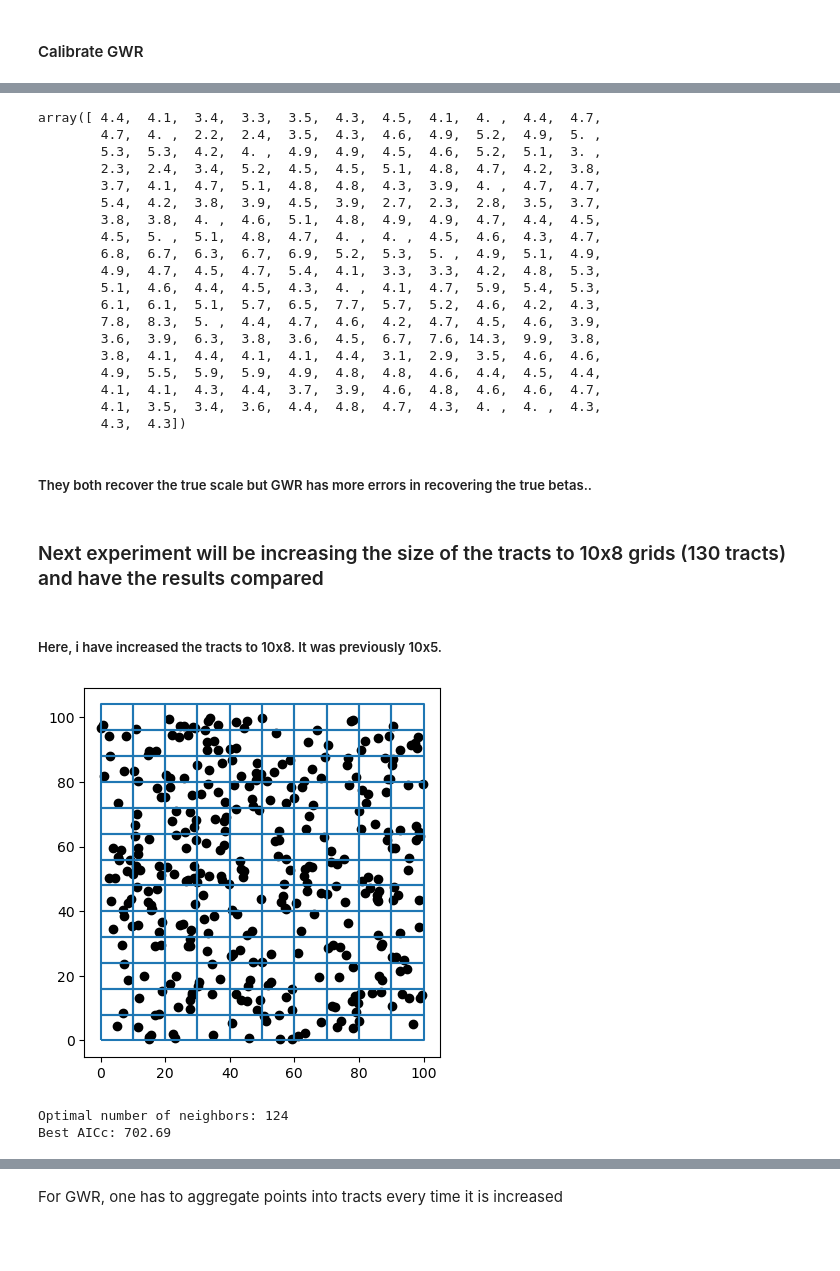
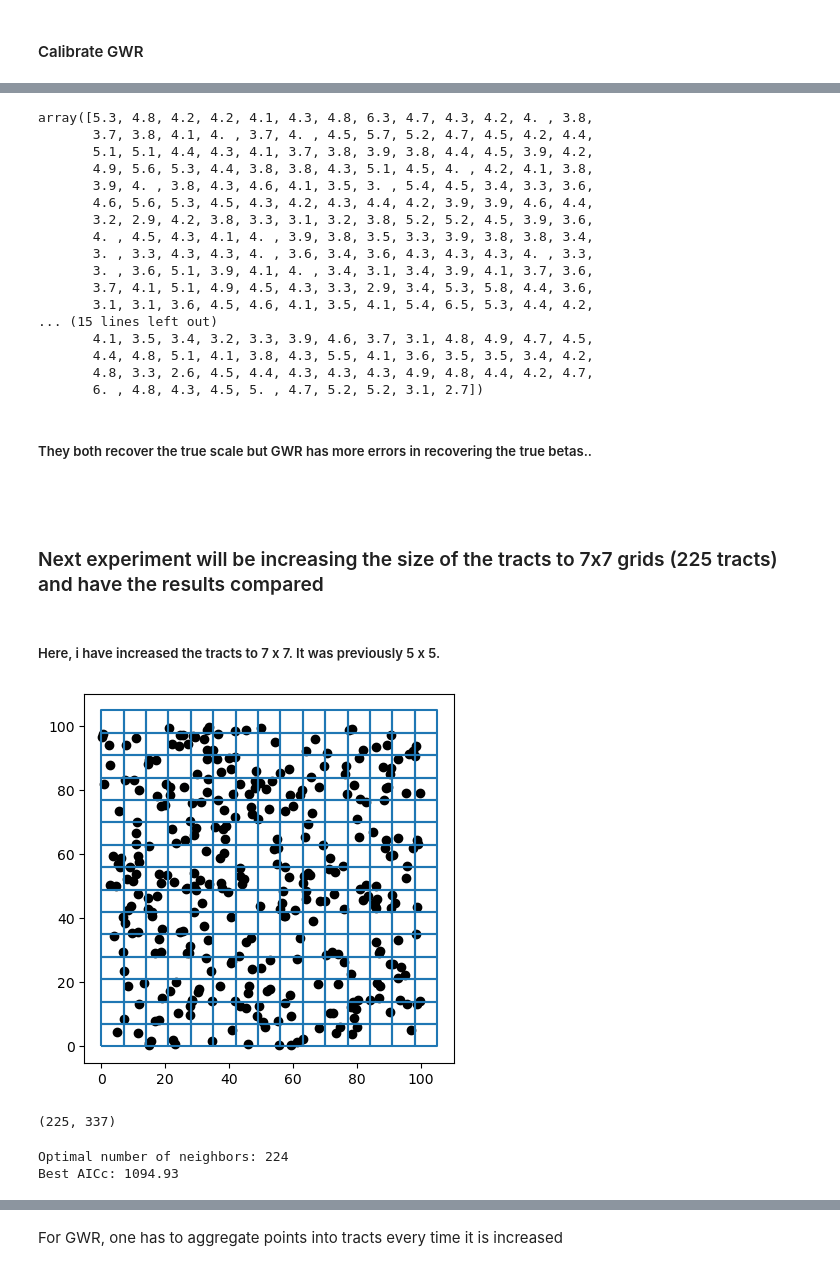
Before and after one commit to marquisvictor/change-of-support-gwr-mgwr, a Jupyter notebook: Tracts_DGP.ipynb, the cells around one changed output, grey strips where cells are left out. Saved outputs shown, nothing was run; the diff lists cells and outputs as text; code cells hidden in the pictures; blank space fills up the shorter version.

```diff
--- a/Tracts_DGP.ipynb
+++ b/Tracts_DGP.ipynb
@@ -51,7 +51,7 @@ ymin, ymax = 0, 100
 - The Census tracts are S1 (target supports). I also simulate S2 points and corresponding locations, with a mean of 50 and standard deviation of 30.
 # %%
 # This is the step where I choose the size of the tracts
-x_step, y_step = 10, 5  # Creates a 10x5 grid, resulting in 200 tracts
+x_step, y_step = 5, 5  # Creates a 10x5 grid, resulting in 200 tracts
 tracts_gdf = create_tracts(xmin, xmax, ymin, ymax, x_step, y_step)
 
 # Simulate S2
@@ -61,7 +61,8 @@ def simulate_S2(num_points):
     s2 = np.random.normal(50, 30, num_points)
     return s2, locations
 
-S2, loc2 = simulate_S2(350)
+# S2, loc2 = simulate_S2(350)
+S2, loc2 = simulate_S2(int(len(tracts_gdf)*1.5))
 # %% [markdown]
 #### Plot tracts and points
 # %%
@@ -107,9 +108,6 @@ def create_beta_surface(locations, heterogeneity='low'):
     elif heterogeneity == 'high':
         B = np.sin(x/10) * np.cos(y/10) + (x-50)**2/100 + (y-50)**2/100
     return B
-    surface = 1 + 1/324 * (36*(6*x_locations_norm-2)**2) * (36*(6*y_locations_norm-2)**2)
-
-    return surface
 
 def uniform(locations):
     """
@@ -120,13 +118,13 @@ def uniform(locations):
     return surface
 
 
-# B = create_beta_surface(loc1, heterogeneity='high')
+# B = create_beta_surface(loc1, heterogeneity='low')
 
 B = uniform(loc1)
 
 
 # Generate y values
-nbrs_S2 = NearestNeighbors(n_neighbors=10).fit(loc2)
+nbrs_S2 = NearestNeighbors(n_neighbors=len(S1)).fit(loc2)
 smoothed_S2_to_S1 = np.zeros(len(S1))
 for i in range(len(S1)):
     distances_S1_to_S2, indices_S1_to_S2 = nbrs_S2.kneighbors([loc1[i]])
@@ -522,71 +525,76 @@ array([5, 5, 5, 5, 5, 5, 5, 5, 5, 5, 5, 5, 5, 5, 5, 5, 5, 5, 5, 5, 5, 5,
 # %%
 params[0].round(1).flatten()
 # %% [output]
-array([ 4.4,  4.1,  3.4,  3.3,  3.5,  4.3,  4.5,  4.1,  4. ,  4.4,  4.7,
-        4.7,  4. ,  2.2,  2.4,  3.5,  4.3,  4.6,  4.9,  5.2,  4.9,  5. ,
-        5.3,  5.3,  4.2,  4. ,  4.9,  4.9,  4.5,  4.6,  5.2,  5.1,  3. ,
-        2.3,  2.4,  3.4,  5.2,  4.5,  4.5,  5.1,  4.8,  4.7,  4.2,  3.8,
-        3.7,  4.1,  4.7,  5.1,  4.8,  4.8,  4.3,  3.9,  4. ,  4.7,  4.7,
-        5.4,  4.2,  3.8,  3.9,  4.5,  3.9,  2.7,  2.3,  2.8,  3.5,  3.7,
-        3.8,  3.8,  4. ,  4.6,  5.1,  4.8,  4.9,  4.9,  4.7,  4.4,  4.5,
-        4.5,  5. ,  5.1,  4.8,  4.7,  4. ,  4. ,  4.5,  4.6,  4.3,  4.7,
-        6.8,  6.7,  6.3,  6.7,  6.9,  5.2,  5.3,  5. ,  4.9,  5.1,  4.9,
-        4.9,  4.7,  4.5,  4.7,  5.4,  4.1,  3.3,  3.3,  4.2,  4.8,  5.3,
-        5.1,  4.6,  4.4,  4.5,  4.3,  4. ,  4.1,  4.7,  5.9,  5.4,  5.3,
-        6.1,  6.1,  5.1,  5.7,  6.5,  7.7,  5.7,  5.2,  4.6,  4.2,  4.3,
-        7.8,  8.3,  5. ,  4.4,  4.7,  4.6,  4.2,  4.7,  4.5,  4.6,  3.9,
-        3.6,  3.9,  6.3,  3.8,  3.6,  4.5,  6.7,  7.6, 14.3,  9.9,  3.8,
-        3.8,  4.1,  4.4,  4.1,  4.1,  4.4,  3.1,  2.9,  3.5,  4.6,  4.6,
-        4.9,  5.5,  5.9,  5.9,  4.9,  4.8,  4.8,  4.6,  4.4,  4.5,  4.4,
-        4.1,  4.1,  4.3,  4.4,  3.7,  3.9,  4.6,  4.8,  4.6,  4.6,  4.7,
-        4.1,  3.5,  3.4,  3.6,  4.4,  4.8,  4.7,  4.3,  4. ,  4. ,  4.3,
-        4.3,  4.3])
+array([5.3, 4.8, 4.2, 4.2, 4.1, 4.3, 4.8, 6.3, 4.7, 4.3, 4.2, 4. , 3.8,
+       3.7, 3.8, 4.1, 4. , 3.7, 4. , 4.5, 5.7, 5.2, 4.7, 4.5, 4.2, 4.4,
+       5.1, 5.1, 4.4, 4.3, 4.1, 3.7, 3.8, 3.9, 3.8, 4.4, 4.5, 3.9, 4.2,
+       4.9, 5.6, 5.3, 4.4, 3.8, 3.8, 4.3, 5.1, 4.5, 4. , 4.2, 4.1, 3.8,
+       3.9, 4. , 3.8, 4.3, 4.6, 4.1, 3.5, 3. , 5.4, 4.5, 3.4, 3.3, 3.6,
+       4.6, 5.6, 5.3, 4.5, 4.3, 4.2, 4.3, 4.4, 4.2, 3.9, 3.9, 4.6, 4.4,
+       3.2, 2.9, 4.2, 3.8, 3.3, 3.1, 3.2, 3.8, 5.2, 5.2, 4.5, 3.9, 3.6,
+       4. , 4.5, 4.3, 4.1, 4. , 3.9, 3.8, 3.5, 3.3, 3.9, 3.8, 3.8, 3.4,
+       3. , 3.3, 4.3, 4.3, 4. , 3.6, 3.4, 3.6, 4.3, 4.3, 4.3, 4. , 3.3,
+       3. , 3.6, 5.1, 3.9, 4.1, 4. , 3.4, 3.1, 3.4, 3.9, 4.1, 3.7, 3.6,
+       3.7, 4.1, 5.1, 4.9, 4.5, 4.3, 3.3, 2.9, 3.4, 5.3, 5.8, 4.4, 3.6,
+       3.1, 3.1, 3.6, 4.5, 4.6, 4.1, 3.5, 4.1, 5.4, 6.5, 5.3, 4.4, 4.2,
+... (15 lines left out)
+       4.1, 3.5, 3.4, 3.2, 3.3, 3.9, 4.6, 3.7, 3.1, 4.8, 4.9, 4.7, 4.5,
+       4.4, 4.8, 5.1, 4.1, 3.8, 4.3, 5.5, 4.1, 3.6, 3.5, 3.5, 3.4, 4.2,
+       4.8, 3.3, 2.6, 4.5, 4.4, 4.3, 4.3, 4.3, 4.9, 4.8, 4.4, 4.2, 4.7,
+       6. , 4.8, 4.3, 4.5, 5. , 4.7, 5.2, 5.2, 3.1, 2.7])
 # %% [markdown]
 ##### They both recover the true scale but GWR has more errors in recovering the true betas..
+# %% [markdown]
+<br />
 # %% [markdown]
-### Next experiment will be increasing the size of the tracts to 10x8 grids (130 tracts) and have the results compared
+### Next experiment will be increasing the size of the tracts to 7x7 grids (225 tracts) and have the results compared
 # %% [markdown]
-##### Here, i have increased the tracts to 10x8. It was previously 10x5.
+##### Here, i have increased the tracts to 7 x 7. It was previously 5 x 5.
 # %%
 # This is the step where I choose the size of the tracts
-x_step, y_step = 10, 8  # Creates a 10x8 grid, resulting in 130 tracts
+x_step, y_step = 7, 7  # Creates a 10x8 grid, resulting in 130 tracts
 tracts_gdf = create_tracts(xmin, xmax, ymin, ymax, x_step, y_step)
 
 # Simulate S2
 def simulate_S2(num_points):
     np.random.seed(26)
     locations = np.random.rand(num_points, 2) * 100
     s2 = np.random.normal(50, 30, num_points)
     return s2, locations
 
-S2, loc2 = simulate_S2(350)
+# S2, loc2 = simulate_S2(350)
+S2, loc2 = simulate_S2(int(len(tracts_gdf)*1.5))
 
 tracts_gdf.boundary.plot()
 # tracts_gdf.geometry.centroid.plot()
 plt.scatter(loc2[:,0], loc2[:,1], color='k')
 
 S1 = tracts_gdf
 S2 = S2
 loc1 = np.array([[point.x, point.y] for point in S1.geometry.centroid])
 loc2 = loc2
 
 
 B = uniform(loc1)
 
 
 # Generate y values
-nbrs_S2 = NearestNeighbors(n_neighbors=10).fit(loc2)
+nbrs_S2 = NearestNeighbors(n_neighbors=len(S1)).fit(loc2)
 smoothed_S2_to_S1 = np.zeros(len(S1))
 for i in range(len(S1)):
     distances_S1_to_S2, indices_S1_to_S2 = nbrs_S2.kneighbors([loc1[i]])
     smoothed_S2_to_S1[i] = np.mean(S2[indices_S1_to_S2[0]])
 
 y = B * smoothed_S2_to_S1
 # %% [output]
-[figure, old version]
+[figure, new version]
+# %%
+len(tracts_gdf), len(S2)
+# %% [output]
+(225, 337)
 # %%
 # Define range for number of neighbors
-neighbors_values = list(range(10, len(S1), 2))
+neighbors_values = list(range(2, len(S1), 2))
 best_aicc = float('inf')
 best_neighbors = None
 recovered_betas_best = None
@@ -607,8 +615,8 @@ for n_neighbors in neighbors_values:
 print(f"Optimal number of neighbors: {best_neighbors}")
 print(f"Best AICc: {best_aicc:.2f}")
 # %% [output]
-Optimal number of neighbors: 124
-Best AICc: 702.69
+Optimal number of neighbors: 224
+Best AICc: 1094.93
 # %%
 dict_aicc = dict(zip(neighbors_values, aicc_values))
 min(dict_aicc, key=dict_aicc.get)
```
Also changed, not shown: parts of 75 cells of this notebook.
